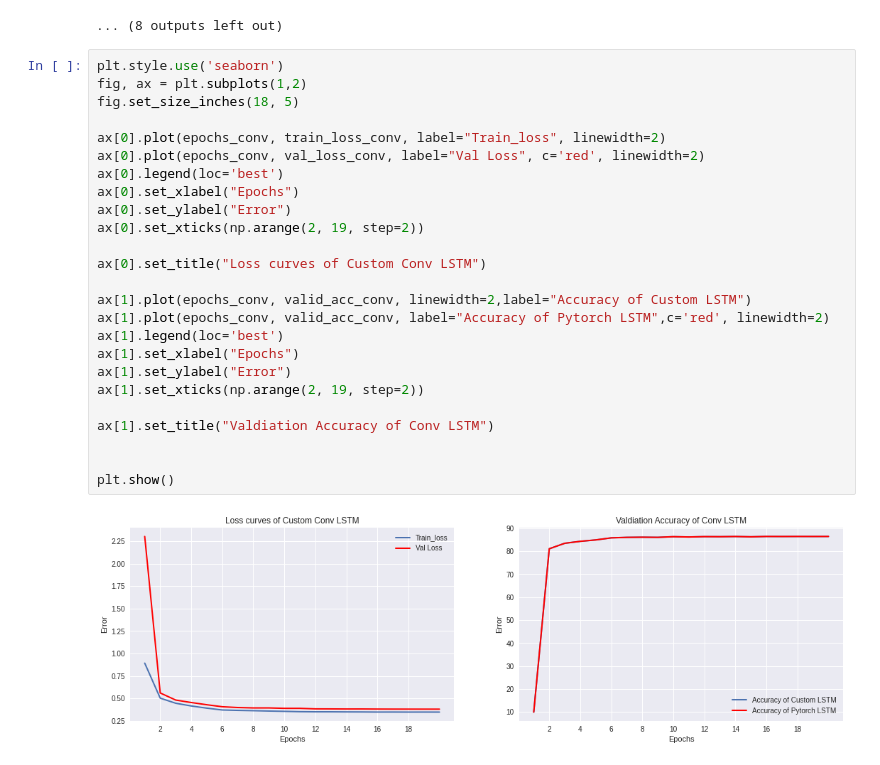
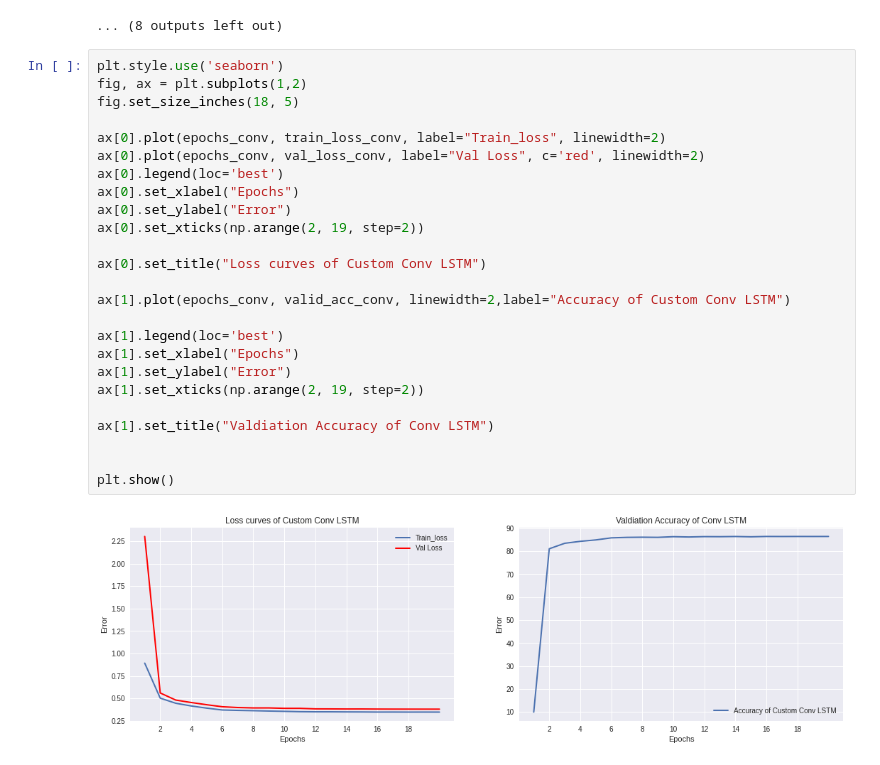
Before and after one commit to vardeep-sandhu/CudaLab, a Jupyter notebook: Sheet05/Sheet05_Conv_LSTM.ipynb, the cells around one changed output. Saved outputs shown, nothing was run; the diff lists cells and outputs as text.

```diff
--- a/Sheet05/Sheet05_Conv_LSTM.ipynb
+++ b/Sheet05/Sheet05_Conv_LSTM.ipynb
@@ -359,27 +359,27 @@ Epoch 12/20
 # %%
 plt.style.use('seaborn')
 fig, ax = plt.subplots(1,2)
 fig.set_size_inches(18, 5)
 
 ax[0].plot(epochs_conv, train_loss_conv, label="Train_loss", linewidth=2)
 ax[0].plot(epochs_conv, val_loss_conv, label="Val Loss", c='red', linewidth=2)
 ax[0].legend(loc='best')
 ax[0].set_xlabel("Epochs")
 ax[0].set_ylabel("Error")
 ax[0].set_xticks(np.arange(2, 19, step=2))
 
 ax[0].set_title("Loss curves of Custom Conv LSTM")
 
-ax[1].plot(epochs_conv, valid_acc_conv, linewidth=2,label="Accuracy of Custom LSTM")
-ax[1].plot(epochs_conv, valid_acc_conv, label="Accuracy of Pytorch LSTM",c='red', linewidth=2)
+ax[1].plot(epochs_conv, valid_acc_conv, linewidth=2,label="Accuracy of Custom Conv LSTM")
+
 ax[1].legend(loc='best')
 ax[1].set_xlabel("Epochs")
 ax[1].set_ylabel("Error")
 ax[1].set_xticks(np.arange(2, 19, step=2))
 
 ax[1].set_title("Valdiation Accuracy of Conv LSTM")
 
 
 plt.show()
 # %% [output]
-[figure, old version]
+[figure, new version]
```
